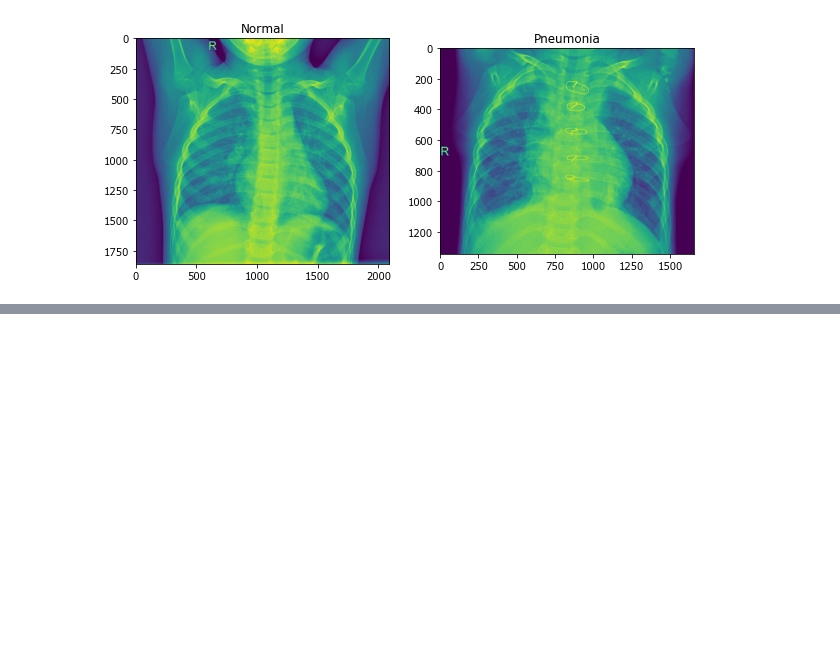
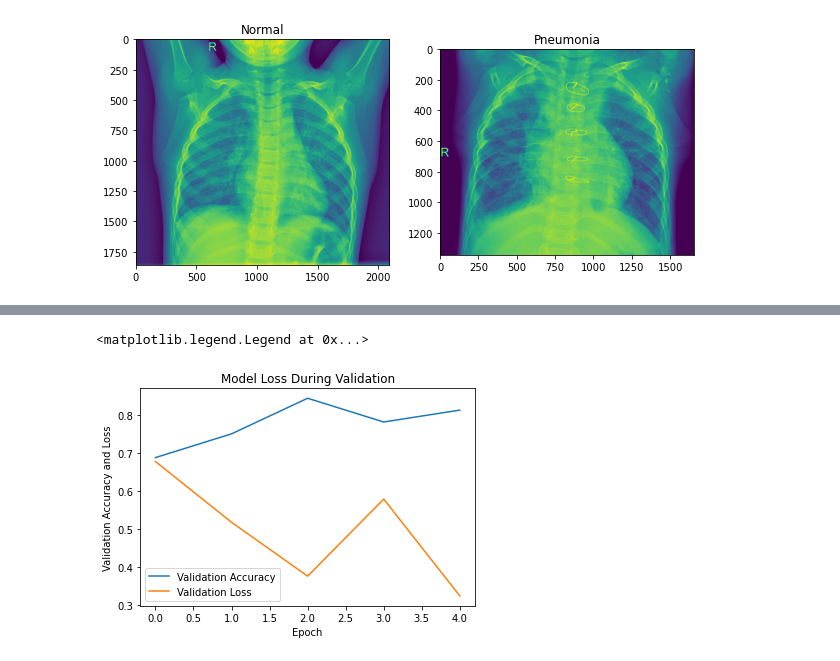
Before and after one commit to Darzan21/Kaggle-X-Ray-Pneumonia, a Jupyter notebook: Kaggle Chest X-Ray Images (Pneumonia).ipynb, the cells around one changed output, grey strips where cells are left out. Saved outputs shown, nothing was run; the diff lists cells and outputs as text; code cells hidden in the pictures; blank space fills up the shorter version.

```diff
--- a/Kaggle Chest X-Ray Images (Pneumonia).ipynb
+++ b/Kaggle Chest X-Ray Images (Pneumonia).ipynb
@@ -119 +146,11 @@ _________________________________________________________________
+# %%
+plt.plot(history.history['val_acc'])
+plt.plot(history.history['val_loss'])
+plt.title('Model Loss During Validation')
+plt.xlabel('Epoch')
+plt.ylabel('Validation Accuracy and Loss')
+plt.legend(['Validation Accuracy','Validation Loss'])
+# %% [output]
+<matplotlib.legend.Legend at 0x...>
+[figure, added]
 # %%
```
Also changed, not shown: parts of 34 cells of this notebook.
